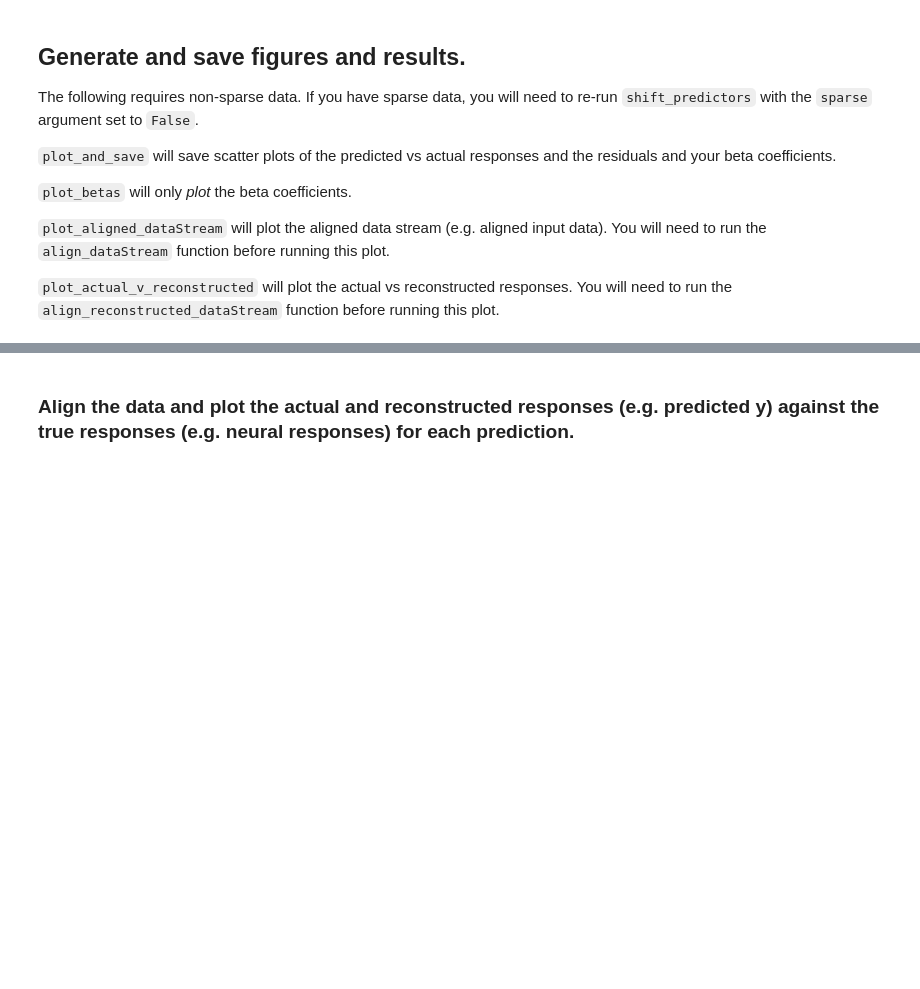
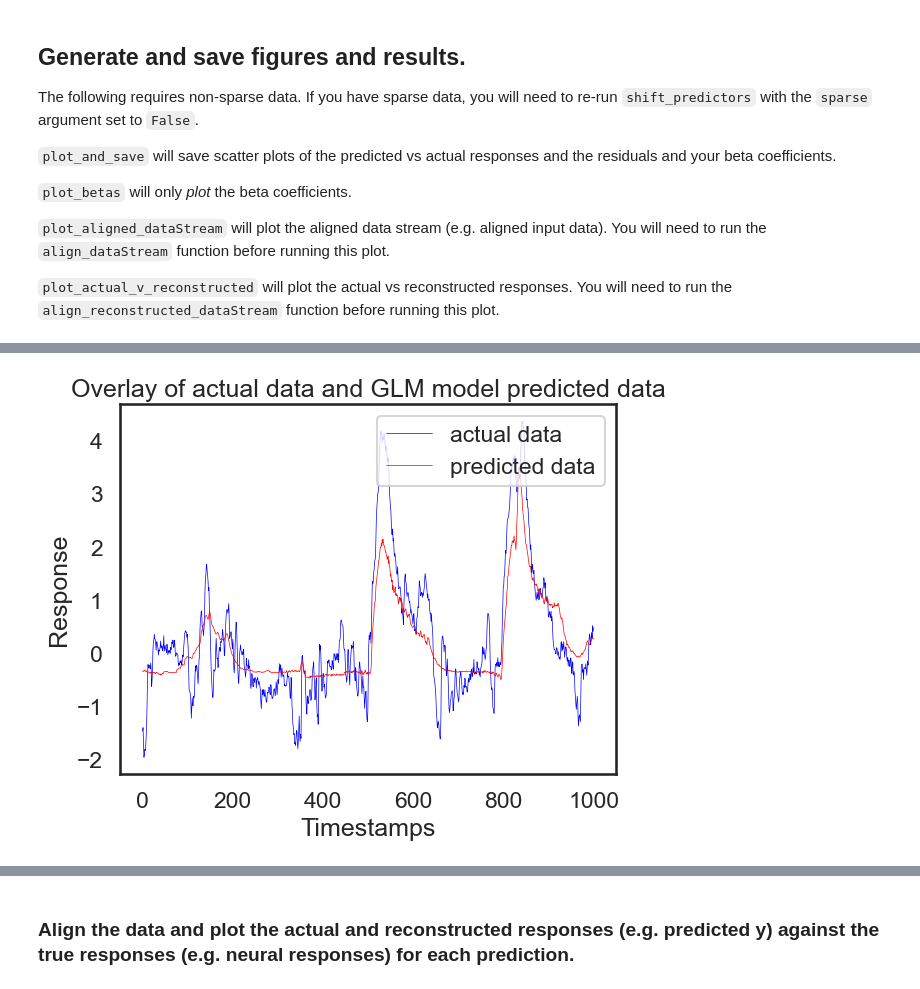
Before and after one commit to emilyferenczi/sabatini-glm-workflow, a Jupyter notebook: notebooks/fitGLM.ipynb, the cells around one changed output, grey strips where cells are left out. Cells and saved outputs as stored; diff of their text form; code cells hidden in the pictures; blank space fills up the shorter version.

```diff
--- a/notebooks/fitGLM.ipynb
+++ b/notebooks/fitGLM.ipynb
@@ -262,26 +285,28 @@ save_path = os.path.join(project_path, 'results')
 # %%
 import matplotlib.pyplot as plt
 import numpy as np
 
 #retrieve predicted vs actual responses
 y_pred_all = model.predict(df_predictors_shift)
 y_actual = response_shift
 y_actual = y_actual.to_numpy()
 
 #plot y_actual and y_pred on same graph for an example section of data
-plt.plot(y_actual[13000:14000], color = 'b', lw = 0.5, label = 'actual data')
-plt.plot(y_pred_all[13000:14000], color = 'r', lw = 0.5, label = 'predicted data')
+plt.plot(y_actual[15000:16000], color = 'b', lw = 0.5, label = 'actual data')
+plt.plot(y_pred_all[15000:16000], color = 'r', lw = 0.5, label = 'predicted data')
 plt.legend(loc="upper right")
 plt.title("Overlay of actual data and GLM model predicted data")
 plt.xlabel("Timestamps")
 plt.ylabel("Response")
 
 fig_save_path_png = os.path.join(project_dir, project_name, 'results\\overlay.png')
 fig_save_path_pdf = os.path.join(project_dir, project_name, 'results\\overlay.pdf')
 plt.savefig(fig_save_path_png)
 plt.savefig(fig_save_path_pdf)
 
 plt.show()
+# %% [output]
+[figure, added]
 # %%
 import shutil
 
```
Also changed, not shown: parts of 16 cells of this notebook, 1 other file.
